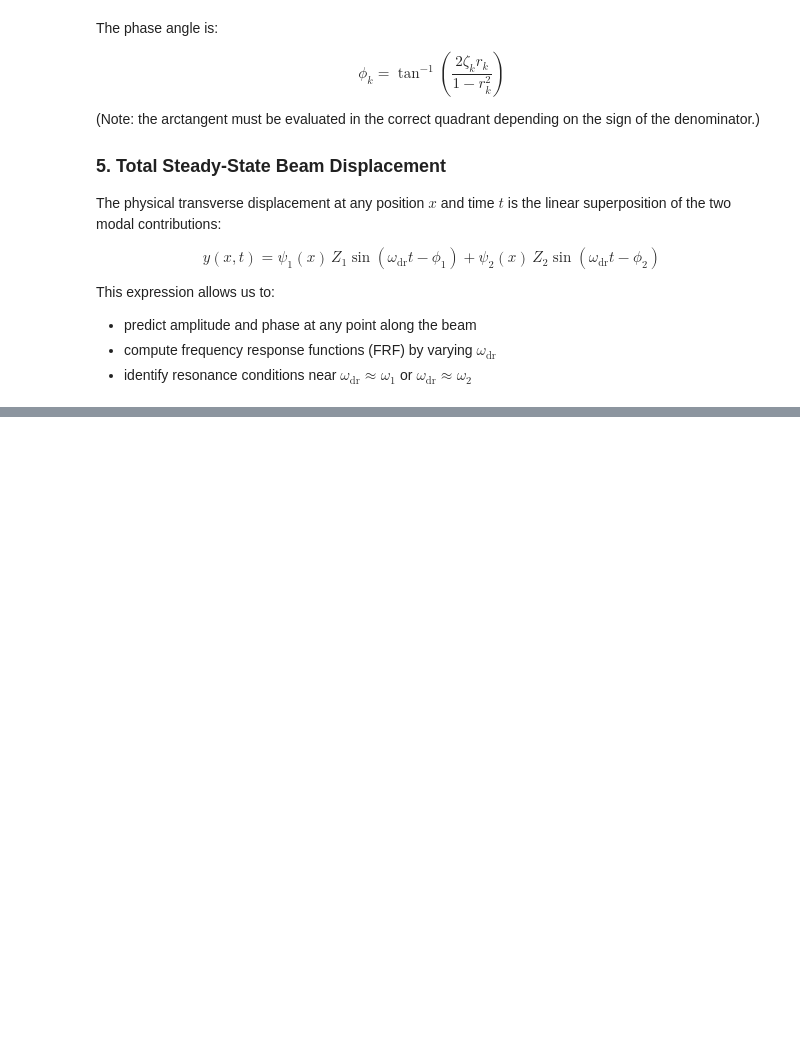
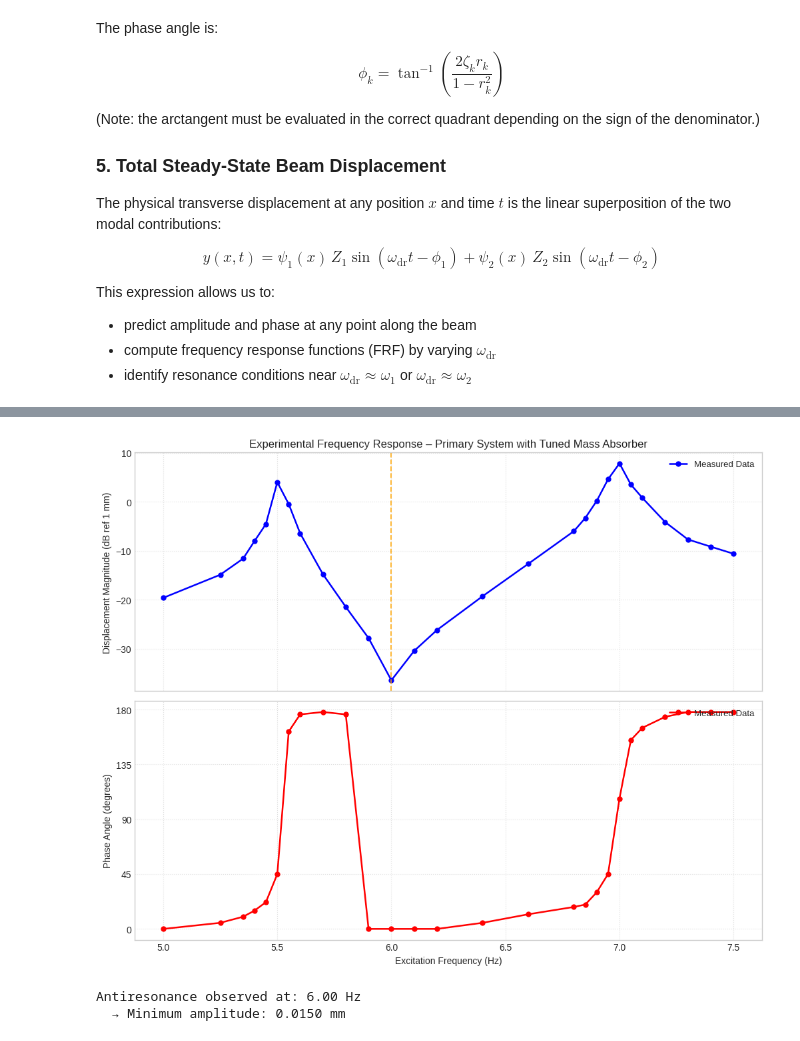
Before and after one commit to kush450629/ME421_GROUP_A1, a Jupyter notebook: Vibration/ME421_E20021_Vibrations.ipynb, the cells around one changed output, grey strips where cells are left out. Saved outputs shown, nothing was run; the diff lists cells and outputs as text; code cells hidden in the pictures; blank space fills up the shorter version.

```diff
--- a/Vibration/ME421_E20021_Vibrations.ipynb
+++ b/Vibration/ME421_E20021_Vibrations.ipynb
@@ -1420,0 +1918,59 @@ This expression allows us to:
+# %%
+import numpy as np
+import matplotlib.pyplot as plt
+
+# ─── Experimental Frequency Response Data ────────────────────────────────────
+freq_hz = np.array([
+    5.00, 5.25, 5.35, 5.40, 5.45, 5.50, 5.55, 5.60, 5.70, 5.80, 5.90,
+    6.00, 6.10, 6.20, 6.40, 6.60, 6.80, 6.85, 6.90, 6.95, 7.00, 7.05,
+    7.10, 7.20, 7.30, 7.40, 7.50
+])
+
+disp_mm = np.array([
+    0.1045, 0.1800, 0.2630, 0.3975, 0.5935, 1.5890, 0.9485, 0.4770, 0.1820,
+    0.0845, 0.0405, 0.0150, 0.0300, 0.0490, 0.1085, 0.2325, 0.5010, 0.6830,
+    1.0205, 1.7000, 2.4705, 1.5010, 1.1000, 0.6220, 0.4130, 0.3485, 0.2950
+])
+
+phase_deg = np.array([
+    0, 5, 10, 15, 22, 45, 162, 176, 178, 176, 0, 0, 0, 0,
+    5, 12, 18, 20, 30, 45, 107, 155, 165, 174, 178, 178, 178
+])
+
+# Convert amplitude to dB (ref = 1 mm)
+amp_db = 20 * np.log10(disp_mm + 1e-6)  # small offset to avoid log(0)
+
+# ─── Plotting ────────────────────────────────────────────────────────────────
+fig, (ax_mag, ax_phase) = plt.subplots(2, 1, figsize=(10.2, 8.2), sharex=True)
+
+# Magnitude (dB)
+ax_mag.plot(freq_hz, amp_db, 'bo-', lw=1.8, ms=5, label='Measured Data')
+ax_mag.set_ylabel('Displacement Magnitude (dB ref 1 mm)')
+ax_mag.set_title('Experimental Frequency Response – Primary System with Tuned Mass Absorber')
+ax_mag.grid(True, which='both', linestyle=':', alpha=0.6)
+ax_mag.legend(loc='upper right', fontsize=9.5)
+
+# Find and mark antiresonance
+min_idx = np.argmin(disp_mm)
+anti_freq = freq_hz[min_idx]
+ax_mag.axvline(anti_freq, color='orange', ls='--', lw=1.4, alpha=0.8,
+               label=f'Antiresonance ≈ {anti_freq:.2f} Hz')
+
+# Phase plot
+ax_phase.plot(freq_hz, phase_deg, 'ro-', lw=1.8, ms=5, label='Measured Data')
+ax_phase.set_xlabel('Excitation Frequency (Hz)')
+ax_phase.set_ylabel('Phase Angle (degrees)')
+ax_phase.set_yticks(np.arange(0, 181, 45))
+ax_phase.grid(True, which='both', linestyle=':', alpha=0.6)
+ax_phase.legend(loc='upper right', fontsize=9.5)
+
+plt.tight_layout()
+plt.show()
+
+# ─── Summary Output ──────────────────────────────────────────────────────────
+print(f"Antiresonance observed at: {anti_freq:.2f} Hz")
+print(f"  → Minimum amplitude: {disp_mm[min_idx]:.4f} mm")
+# %% [output]
+[figure, added]
+Antiresonance observed at: 6.00 Hz
+  → Minimum amplitude: 0.0150 mm
```
Also changed, not shown: parts of 11 cells of this notebook.
